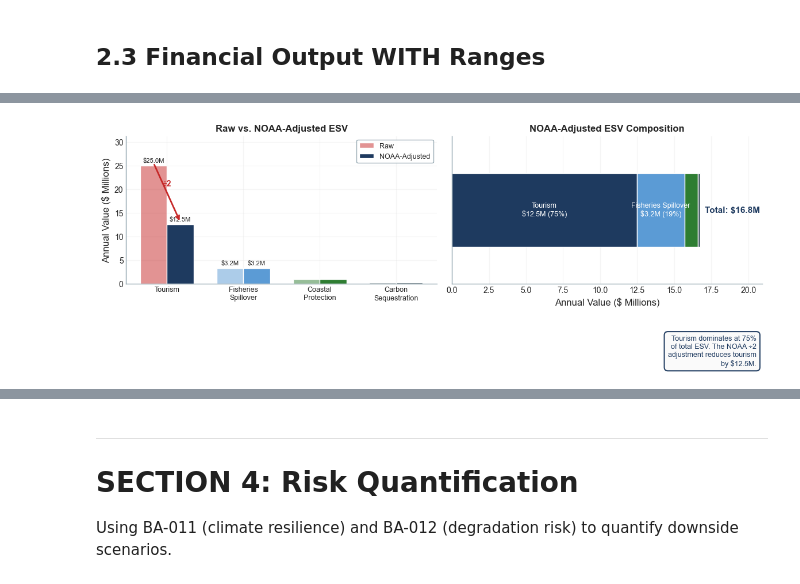
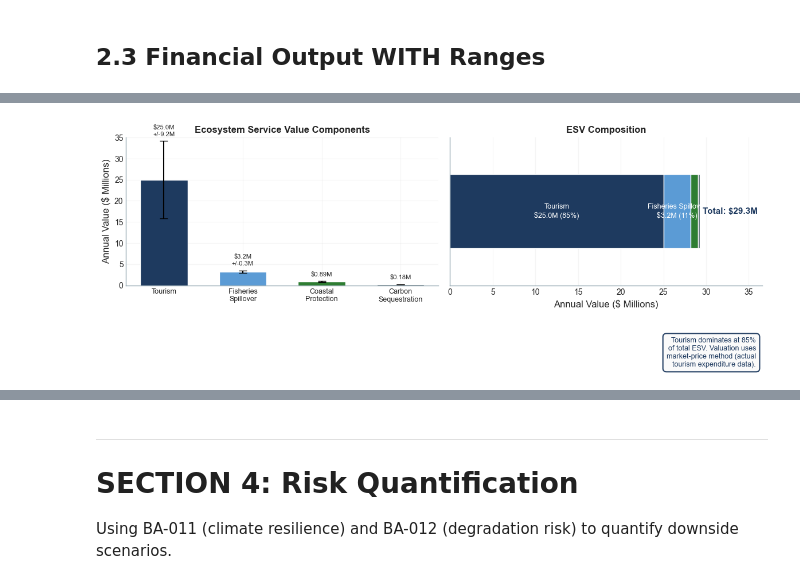
Before and after one commit to jaygut/semantica-poc, a Jupyter notebook: demos/context_graph_demo/cabo_pulmo_investment_grade.ipynb, the cells around one changed output, grey strips where cells are left out. Saved outputs shown, nothing was run; the diff lists cells and outputs as text; code cells hidden in the pictures.

```diff
--- a/demos/context_graph_demo/cabo_pulmo_investment_grade.ipynb
+++ b/demos/context_graph_demo/cabo_pulmo_investment_grade.ipynb
@@ -548,17 +755,16 @@ display(Markdown(financial_md))
 # %%
 # ============================================================================
-# VISUALIZATION 3: Ecosystem Services Breakdown
-# AHA! Moment: "Tourism dominates, and the adjustment cuts it appropriately"
+# VISUALIZATION 3: Ecosystem Service Value Components
+# Shows the 4 ESV components with error bars reflecting uncertainty
 # ============================================================================
 
 fig, axes = plt.subplots(1, 2, figsize=(12, 5))
 
 # Data for both charts
 services_labels = ['Tourism', 'Fisheries\nSpillover', 'Coastal\nProtection', 'Carbon\nSequestration']
-raw_values = [tourism_raw/1e6, fisheries_raw/1e6, coastal_raw/1e6, carbon_raw/1e6]
-adjusted_values = [tourism_adjusted/1e6, fisheries_raw/1e6, coastal_raw/1e6, carbon_raw/1e6]
+service_values = [tourism_adjusted/1e6, fisheries_raw/1e6, coastal_raw/1e6, carbon_raw/1e6]
 
-# Colors - tourism highlighted differently
+# Colors
 service_colors = [
     MARIS_COLORS['primary'],      # Tourism
     MARIS_COLORS['confidence'],   # Fisheries
@@ -566,87 +772,89 @@ service_colors = [
     MARIS_COLORS['neutral'],      # Carbon
 ]
 
-# Left panel: Raw vs Adjusted comparison
+# Error bars: tourism uses combined_ci, others +/-10%
+tourism_pct_err = (combined_ci[1] - 1)  # ~19%
+service_errors = [
+    service_values[0] * tourism_pct_err,
+    service_values[1] * 0.10,
+    service_values[2] * 0.10,
+    service_values[3] * 0.10,
+]
+
+# Left panel: Bar chart with error bars
 ax1 = axes[0]
 x = np.arange(len(services_labels))
-width = 0.35
 
-bars1 = ax1.bar(x - width/2, raw_values, width, label='Raw',
-                color=[c + '80' for c in ['#C62828', '#5B9BD5', '#2E7D32', '#455A64']],
-                edgecolor='white', linewidth=1)
-bars2 = ax1.bar(x + width/2, adjusted_values, width, label='NOAA-Adjusted',
-                color=service_colors, edgecolor='white', linewidth=1)
+bars = ax1.bar(x, service_values, width=0.6, color=service_colors,
+               edgecolor='white', linewidth=1,
+               yerr=service_errors, capsize=5,
+               error_kw={'linewidth': 1.5, 'color': MARIS_COLORS['neutral']})
 
 # Add value labels
-for bars in [bars1, bars2]:
-    for bar in bars:
-        height = bar.get_height()
-        if height > 1:
-            ax1.annotate(f'${height:.1f}M',
-                        xy=(bar.get_x() + bar.get_width()/2, height),
-                        xytext=(0, 3), textcoords="offset points",
-                        ha='center', va='bottom', fontsize=8, fontweight='medium')
-
-# Add arrow showing tourism reduction
-ax1.annotate('', xy=(0 + width/2, adjusted_values[0] + 0.5),
-             xytext=(0 - width/2, raw_values[0] + 0.5),
-             arrowprops=dict(arrowstyle='->', color=MARIS_COLORS['risk'], lw=2))
-ax1.text(0, (raw_values[0] + adjusted_values[0])/2 + 2, '÷2',
-         ha='center', fontweight='bold', color=MARIS_COLORS['risk'], fontsize=10)
+for bar, val, err in zip(bars, service_values, service_errors):
+    height = bar.get_height()
+    if height > 1:
+        ax1.annotate(f'${val:.1f}M\n+/-{err:.1f}M',
+                    xy=(bar.get_x() + bar.get_width()/2, height + err),
+                    xytext=(0, 5), textcoords="offset points",
+                    ha='center', va='bottom', fontsize=8, fontweight='medium')
+    else:
+        ax1.annotate(f'${val:.2f}M',
+                    xy=(bar.get_x() + bar.get_width()/2, height + err),
+                    xytext=(0, 5), textcoords="offset points",
+                    ha='center', va='bottom', fontsize=8, fontweight='medium')
 
 ax1.set_xticks(x)
 ax1.set_xticklabels(services_labels, fontsize=9)
 ax1.set_ylabel('Annual Value ($ Millions)', fontweight='medium')
-ax1.set_title('Raw vs. NOAA-Adjusted ESV', fontweight='bold', fontsize=12)
-ax1.legend(loc='upper right', fontsize=9)
-ax1.set_ylim(0, max(raw_values) * 1.25)
+ax1.set_title('Ecosystem Service Value Components', fontweight='bold', fontsize=12)
+ax1.set_ylim(0, max(service_values) * 1.4)
 
-# Right panel: Adjusted breakdown (pie chart style with bars)
+# Right panel: Composition breakdown (stacked horizontal bar)
 ax2 = axes[1]
 
-# Stacked horizontal bar
-total_adjusted = sum(adjusted_values)
+total_esv = sum(service_values)
 left = 0
-for i, (val, label, color) in enumerate(zip(adjusted_values, services_labels, service_colors)):
-    pct = val / total_adjusted * 100
+for i, (val, label, color) in enumerate(zip(service_values, services_labels, service_colors)):
+    pct = val / total_esv * 100
     bar = ax2.barh(0, val, left=left, height=0.5, color=color, edgecolor='white', linewidth=1)
 
     # Add label inside bar if large enough
     if pct > 8:
         ax2.text(left + val/2, 0, f'{label.replace(chr(10), " ")}\n${val:.1f}M ({pct:.0f}%)',
                 ha='center', va='center', fontsize=9, fontweight='medium',
-                color='white' if i == 0 else 'white')
+                color='white')
     left += val
 
 # Add total annotation
-ax2.text(total_adjusted + 0.3, 0, f'Total: ${total_adjusted:.1f}M',
+ax2.text(total_esv + 0.3, 0, f'Total: ${total_esv:.1f}M',
          ha='left', va='center', fontsize=11, fontweight='bold',
          color=MARIS_COLORS['primary'])
 
-ax2.set_xlim(0, total_adjusted * 1.25)
+ax2.set_xlim(0, total_esv * 1.25)
 ax2.set_ylim(-0.5, 0.5)
 ax2.set_yticks([])
 ax2.set_xlabel('Annual Value ($ Millions)', fontweight='medium')
-ax2.set_title('NOAA-Adjusted ESV Composition', fontweight='bold', fontsize=12)
+ax2.set_title('ESV Composition', fontweight='bold', fontsize=12)
 
 # Add insight box
-insight_text = (f"Tourism dominates at {adjusted_values[0]/total_adjusted*100:.0f}%\n"
-                f"of total ESV. The NOAA ÷2\n"
-                f"adjustment reduces tourism\n"
-                f"by ${(tourism_raw - tourism_adjusted)/1e6:.1f}M.")
+insight_text = (f"Tourism dominates at {service_values[0]/total_esv*100:.0f}%\n"
+                f"of total ESV. Valuation uses\n"
+                f"market-price method (actual\n"
+                f"tourism expenditure data).")
 ax2.text(0.98, -0.35, insight_text, transform=ax2.transAxes, fontsize=9,
          verticalalignment='top', horizontalalignment='right',
          bbox=dict(boxstyle='round,pad=0.5', facecolor=MARIS_COLORS['background'],
                   edgecolor=MARIS_COLORS['primary'], alpha=0.95, linewidth=1.5),
          color=MARIS_COLORS['primary'], fontweight='medium')
 
 plt.tight_layout()
 plt.show()
 
 print(f"\nServices Breakdown:")
-print(f"  - Tourism: ${adjusted_values[0]:.1f}M ({adjusted_values[0]/total_adjusted*100:.0f}% of adjusted total)")
-print(f"  - Other services: ${sum(adjusted_values[1:]):.1f}M ({sum(adjusted_values[1:])/total_adjusted*100:.0f}%)")
-print(f"  - Total NOAA-adjusted: ${total_adjusted:.1f}M")
+print(f"  - Tourism: ${service_values[0]:.1f}M ({service_values[0]/total_esv*100:.0f}% of total)")
+print(f"  - Other services: ${sum(service_values[1:]):.1f}M ({sum(service_values[1:])/total_esv*100:.0f}%)")
+print(f"  - Total ESV (market-price): ${total_esv:.1f}M")
 # %% [output]
-[figure, old version]
+[figure, new version]
 Services Breakdown:
```
Also changed, not shown: parts of 27 cells of this notebook, 2 other files.
